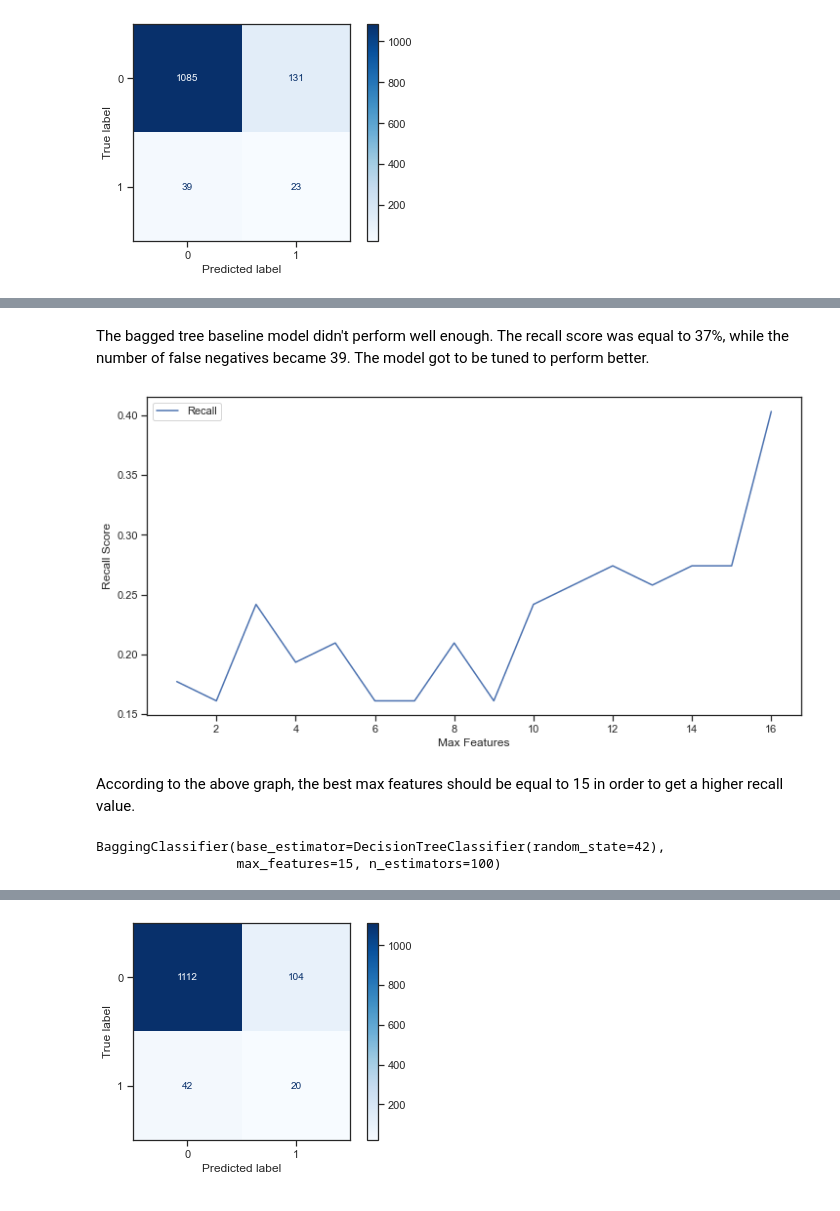
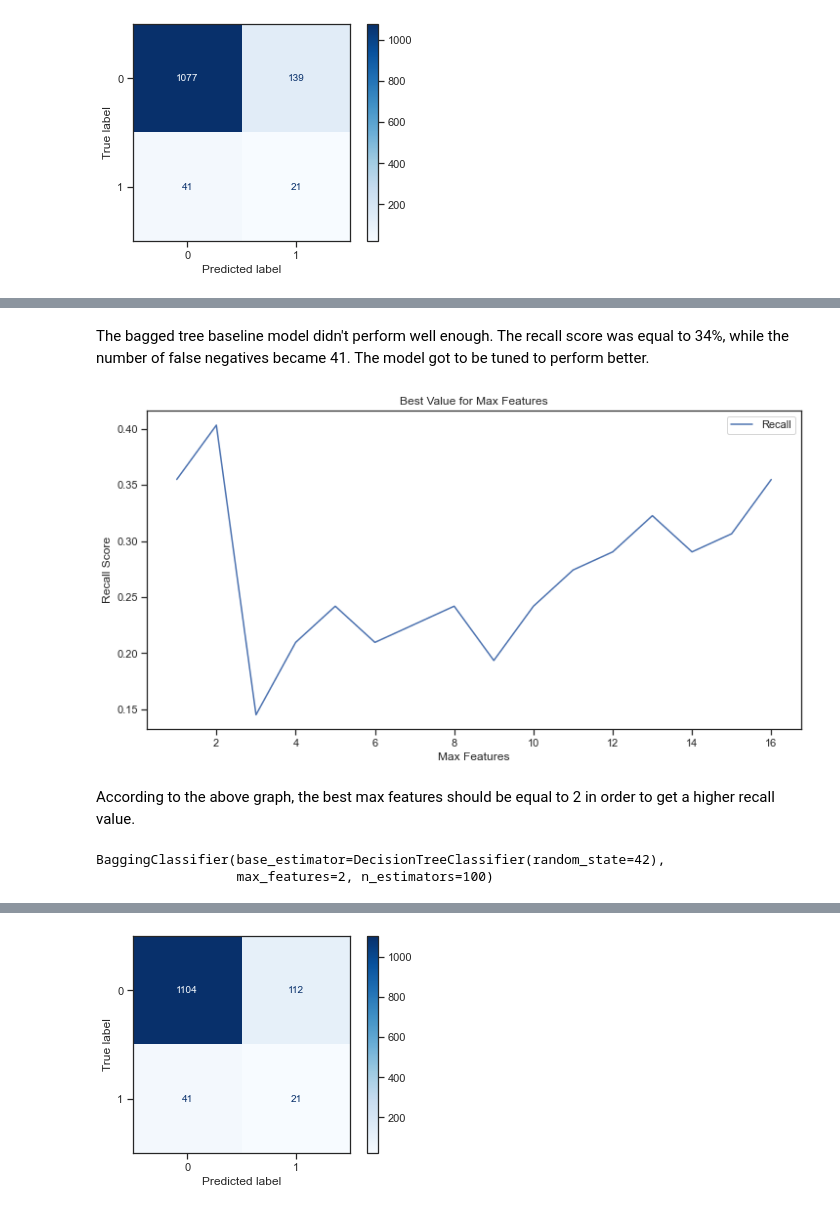
Before and after one commit to VolhaP87/Stroke_Prediction_Analysis, a Jupyter notebook: Stroke_prediction1.ipynb, the cells around one changed output, grey strips where cells are left out. Cells and saved outputs as stored; diff of their text form; code cells hidden in the pictures.

```diff
--- a/Stroke_prediction1.ipynb
+++ b/Stroke_prediction1.ipynb
@@ -680,35 +705,36 @@ weighted avg       0.93      0.87      0.89      1278
 # %% [markdown]
-The bagged tree baseline model didn't perform well enough. The recall score was equal to 37%, while the number of false negatives became 39. The model got to be tuned to perform better.
+The bagged tree baseline model didn't perform well enough. The recall score was equal to 34%, while the number of false negatives became 41. The model got to be tuned to perform better.
 # %%
 # Find the best value for max features
 max_features = list(range(1, X_train_resampled.shape[1]))
 recall_results = []
 for max_feature in max_features:
     bagged = BaggingClassifier(DecisionTreeClassifier(random_state=42),
                                     n_estimators=100,
                                     max_features=max_feature)
     bagged.fit(X_train_resampled, y_train_resampled)
     y_pred = bagged.predict(X_test)
     score = performance(y_test, y_pred)
     recall_results.append(score[0])
 
 plt.figure(figsize=(12,6))
 plt.plot(max_features, recall_results, label='Recall')
 plt.ylabel('Recall Score')
 plt.xlabel("Max Features")
+plt.title('Best Value for Max Features')
 plt.legend()
-plt.show()
+plt.show();
 # %% [output]
-[figure, old version]
+[figure, new version]
 # %% [markdown]
-According to the above graph, the best max features should be equal to 15 in order to get a higher recall value.
+According to the above graph, the best max features should be equal to 2 in order to get a higher recall value.
 # %%
 # Run the model with tuned hyperparameter
-bagged_tree_tuned = BaggingClassifier(DecisionTreeClassifier(random_state=42), n_estimators=100, max_features=15)
+bagged_tree_tuned = BaggingClassifier(DecisionTreeClassifier(random_state=42), n_estimators=100, max_features=2)
 bagged_tree_tuned.fit(X_train_resampled, y_train_resampled)
 # %% [output]
 BaggingClassifier(base_estimator=DecisionTreeClassifier(random_state=42),
-                  max_features=15, n_estimators=100)
+                  max_features=2, n_estimators=100)
 # %%
 # Evaluate the performance
 preds = bagged_tree_tuned.predict(X_test)
```
Also changed, not shown: parts of 38 cells of this notebook, 9 other files.
